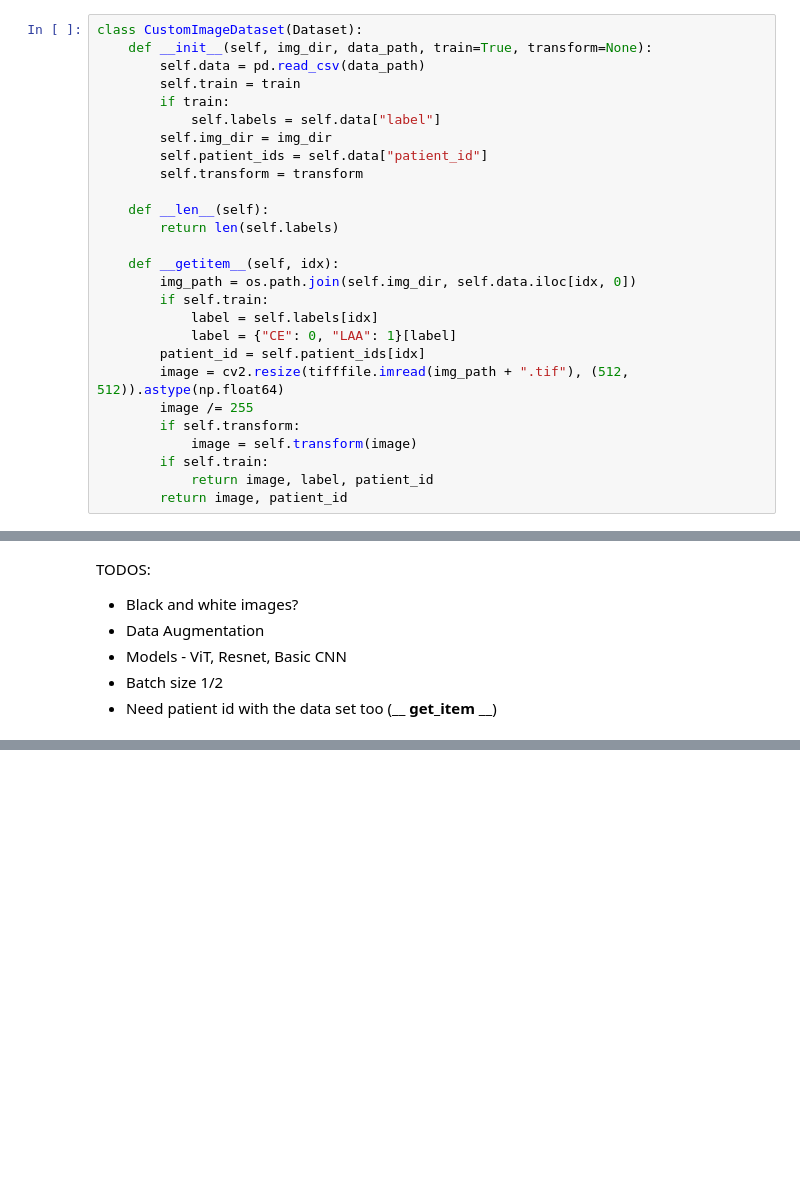
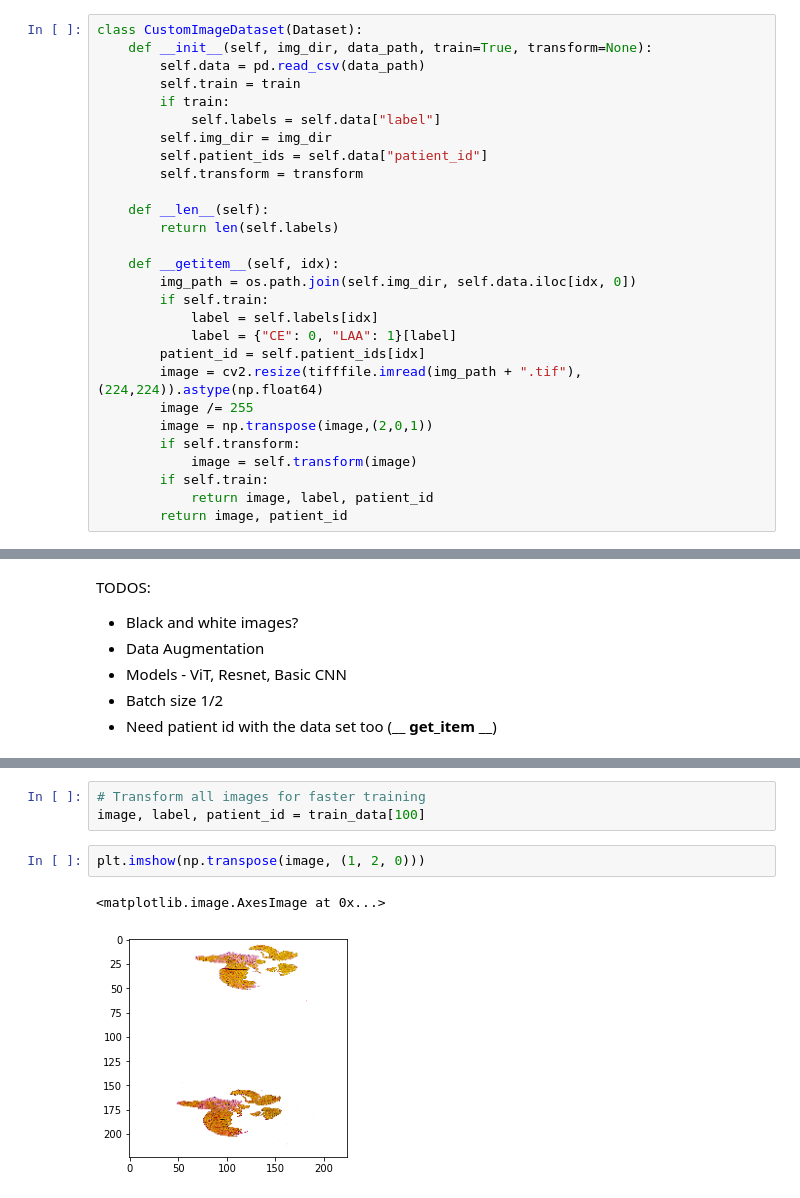
Before and after one commit to pri1311/AI-In-Healthcare, a Jupyter notebook: Mayo Clinic - STRIP AI/eda-preprocessing.ipynb, the cells around one changed output, grey strips where cells are left out. Cells and saved outputs as stored; diff of their text form; blank space fills up the shorter version.

```diff
--- a/Mayo Clinic - STRIP AI/eda-preprocessing.ipynb
+++ b/Mayo Clinic - STRIP AI/eda-preprocessing.ipynb
@@ -108,8 +110,9 @@ class CustomImageDataset(Dataset):
             label = self.labels[idx]
             label = {"CE": 0, "LAA": 1}[label]
         patient_id = self.patient_ids[idx]
-        image = cv2.resize(tifffile.imread(img_path + ".tif"), (512, 512)).astype(np.float64)
+        image = cv2.resize(tifffile.imread(img_path + ".tif"), (224,224)).astype(np.float64)
         image /= 255
+        image = np.transpose(image,(2,0,1))
         if self.transform:
             image = self.transform(image)
         if self.train:
@@ -150,0 +230,8 @@ ResNet50
+# %%
+# Transform all images for faster training
+image, label, patient_id = train_data[100]
+# %%
+plt.imshow(np.transpose(image, (1, 2, 0)))
+# %% [output]
+<matplotlib.image.AxesImage at 0x...>
+[figure, added]
```
Also changed, not shown: parts of 21 cells of this notebook.
